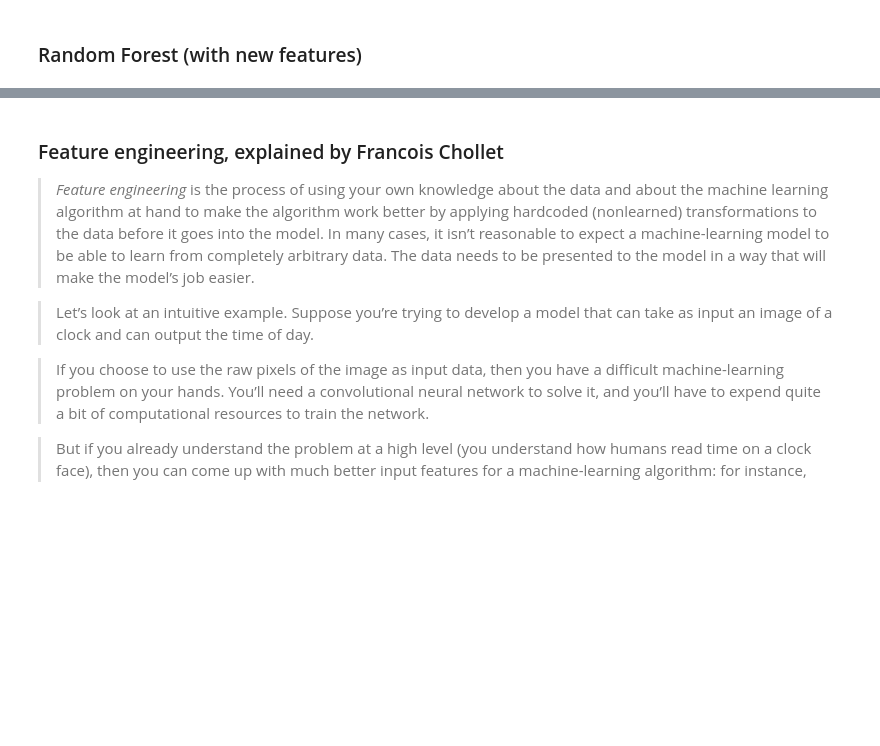
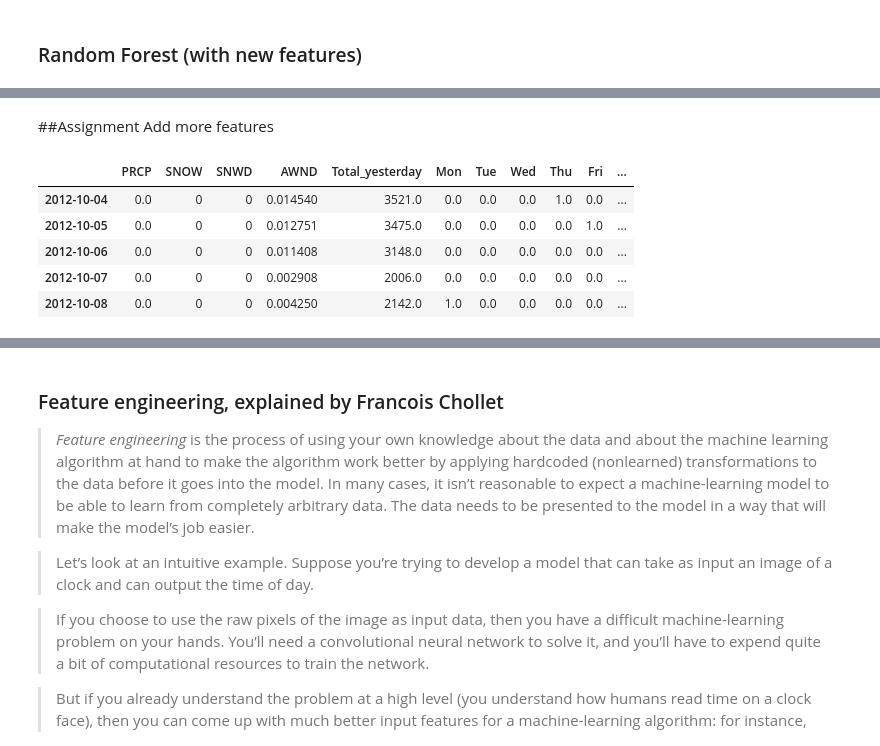
Before and after one commit to LambdaSchool/DS-Unit-2-Sprint-4-Practicing-Understanding, a Jupyter notebook: module1-hyperparameter-optimization/LS_DS_241_Hyperparameter_Optimization.ipynb, the cells around one changed output, grey strips where cells are left out. Drawn from its saved outputs; the diff is of its cells as text; code cells hidden in the pictures; blank space fills up the shorter version.

```diff
--- a/module1-hyperparameter-optimization/LS_DS_241_Hyperparameter_Optimization.ipynb
+++ b/module1-hyperparameter-optimization/LS_DS_241_Hyperparameter_Optimization.ipynb
@@ -544,0 +571,12 @@ pd.DataFrame(gridsearch.cv_results_).sort_values(by='rank_test_score').head(1)
+# %% [markdown]
+##Assignment
+Add more features
+# %%
+X_train.head()
+# %% [output]
+|  | PRCP | SNOW | SNWD | AWND | Total_yesterday | Mon | Tue | Wed | Thu | Fri | ... |
+| 2012-10-04 | 0.0 | 0 | 0 | 0.014540 | 3521.0 | 0.0 | 0.0 | 0.0 | 1.0 | 0.0 | ... |
+| 2012-10-05 | 0.0 | 0 | 0 | 0.012751 | 3475.0 | 0.0 | 0.0 | 0.0 | 0.0 | 1.0 | ... |
+| 2012-10-06 | 0.0 | 0 | 0 | 0.011408 | 3148.0 | 0.0 | 0.0 | 0.0 | 0.0 | 0.0 | ... |
+| 2012-10-07 | 0.0 | 0 | 0 | 0.002908 | 2006.0 | 0.0 | 0.0 | 0.0 | 0.0 | 0.0 | ... |
+| 2012-10-08 | 0.0 | 0 | 0 | 0.004250 | 2142.0 | 1.0 | 0.0 | 0.0 | 0.0 | 0.0 | ... |
```
Also changed, not shown: parts of 20 cells of this notebook.
